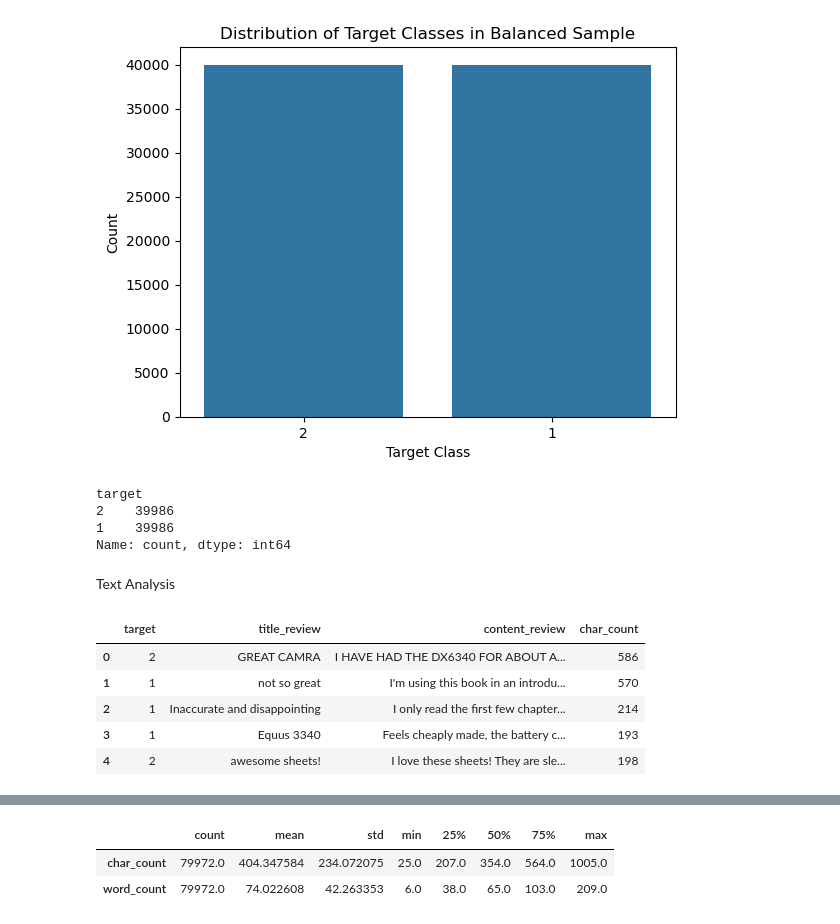
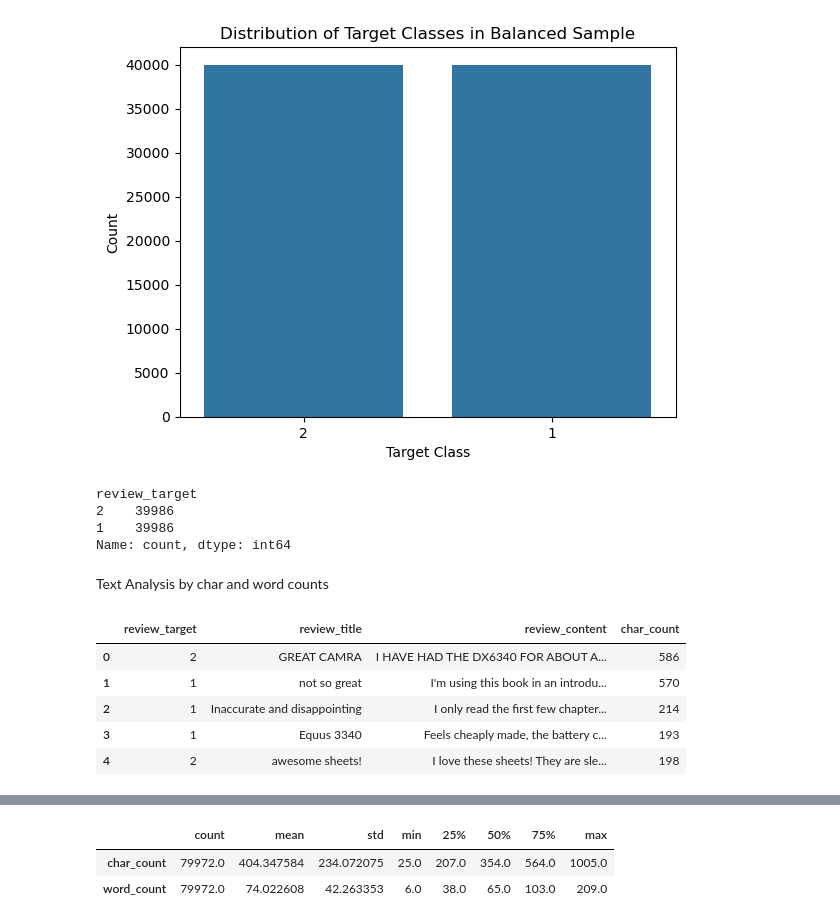
Before and after one commit to elsayedelmandoh/sentiment-sleuth, a Jupyter notebook: notebooks/02_eda.ipynb, the cells around one changed output, grey strips where cells are left out. Cells and saved outputs as stored; diff of their text form; code cells hidden in the pictures.

```diff
--- a/notebooks/02_eda.ipynb
+++ b/notebooks/02_eda.ipynb
@@ -84,6 +86,6 @@ plt.show()
 # %%
-balanced_sample_train = apply_balance(sample_train, target_col='target', random_state=42)
-sns.countplot(x='target', data=balanced_sample_train)
+balanced_sample_train = apply_balance(sample_train, target_col='review_target', random_state=42)
+sns.countplot(x='review_target', data=balanced_sample_train)
 plt.title('Distribution of Target Classes in Balanced Sample')
 plt.xlabel('Target Class')
 plt.ylabel('Count')
@@ -91,19 +93,19 @@ plt.show()
 # %% [output]
 [figure]
 # %%
-balanced_sample_train.value_counts('target')
+balanced_sample_train.value_counts('review_target')
 # %% [output]
-target
+review_target
 2    39986
 1    39986
 Name: count, dtype: int64
-# %% [markdown]
-Text Analysis
+# %% [markdown]
+Text Analysis by char and word counts
 # %%
-balanced_sample_train['char_count'] = balanced_sample_train['content_review'].str.len()
+balanced_sample_train['char_count'] = balanced_sample_train['review_content'].str.len()
 balanced_sample_train.head()
 # %% [output]
-|  | target | title_review | content_review | char_count |
+|  | review_target | review_title | review_content | char_count |
 | 0 | 2 | GREAT CAMRA | I HAVE HAD THE DX6340 FOR ABOUT A... | 586 |
 | 1 | 1 | not so great | I'm using this book in an introdu... | 570 |
 | 2 | 1 | Inaccurate and disappointing | I only read the first few chapter... | 214 |
```
Also changed, not shown: parts of 19 cells of this notebook, 5 other files.
